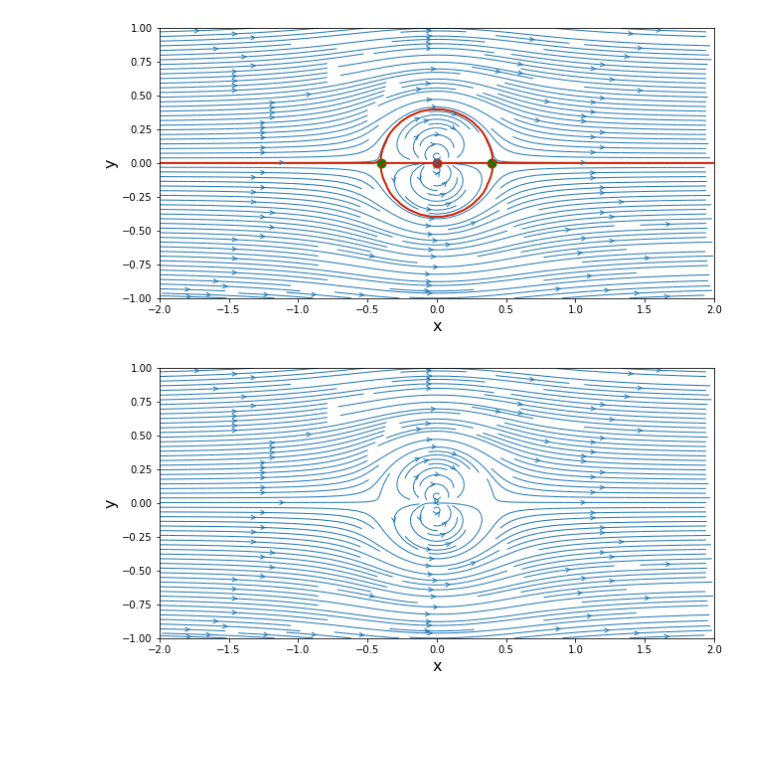
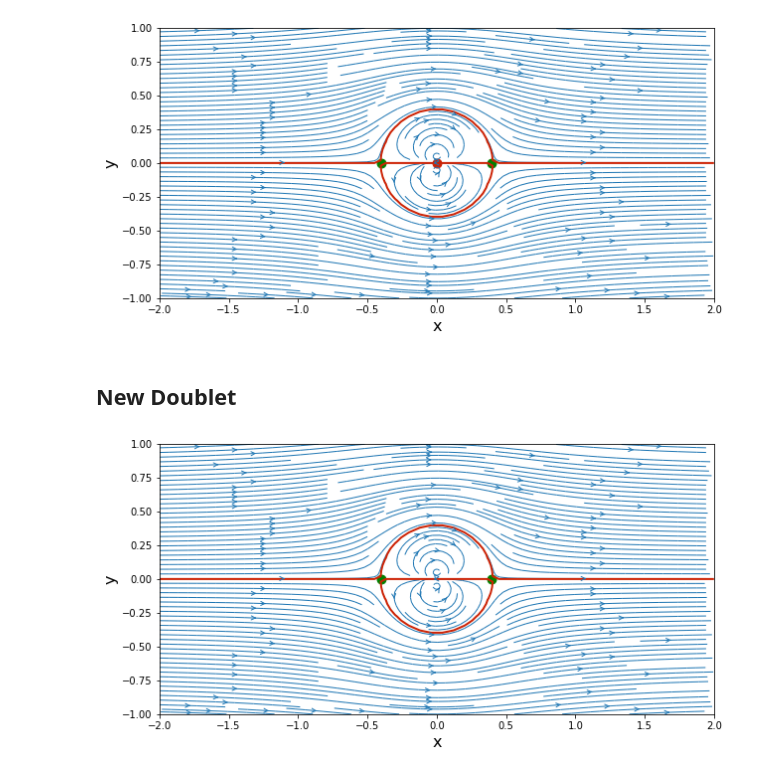
Before and after one commit to smmagic/MAE6226, a Jupyter notebook: Lesson 3 - Doublet Singularity.ipynb, the cells around one changed output. Saved outputs shown, nothing was run; the diff lists cells and outputs as text; code cells hidden in the pictures; blank space fills up the shorter version.

```diff
--- a/Lesson 3 - Doublet Singularity.ipynb
+++ b/Lesson 3 - Doublet Singularity.ipynb
@@ -141,7 +141,32 @@ pyplot.scatter([x_stagn1, x_stagn2], [y_stagn1, y_stagn2],
                color = 'g', s = 80, marker = 'o');
 # %% [output]
 [figure]
-# %%
-ezStreamline(X, Y, u, v, x_start, y_start, x_end, y_end)
-# %% [output]
-[figure, removed]
+# %% [markdown]
+## New Doublet
+# %%
+kappa = 1.0
+x_doublet, y_doublet = 0.0, 0.0
+
+u_doublet, v_doublet = get_velocity_doublet(kappa, x_doublet, y_doublet, X, Y)
+psi_doublet = get_stream_function_doublet(kappa,  x_doublet, y_doublet, X, Y)
+
+u_inf = 1.0
+u_freestream = u_inf * numpy.ones((N, N), dtype = float)
+v_freestream = numpy.zeros((N, N), dtype = float)
+
+psi_freestream = u_inf * Y
+
+u = u_freestream + u_doublet
+v = v_freestream + v_doublet
+psi = psi_freestream + psi_doublet
+
+x_stagn1, y_stagn1 = +math.sqrt(kappa / (2 * math.pi * u_inf)), 0.0
+x_stagn2, y_stagn2 = -math.sqrt(kappa / (2 * math.pi * u_inf)), 0.0
+
+ezStreamline(X, Y, u, v, x_start, y_start, x_end, y_end)
+pyplot.contour(X, Y, psi,
+               levels=[0.], colors='#CD2305', linewidths=2, linestyles='solid')
+pyplot.scatter([x_stagn1, x_stagn2], [y_stagn1, y_stagn2],
+               color = 'g', s = 80, marker = 'o');
+# %% [output]
+[figure, added]
```
Also changed, not shown: parts of 2 cells of this notebook.
